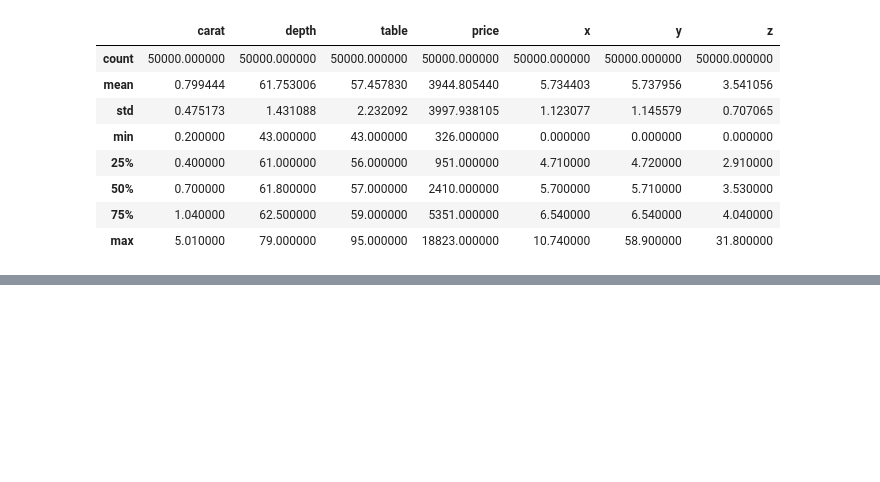
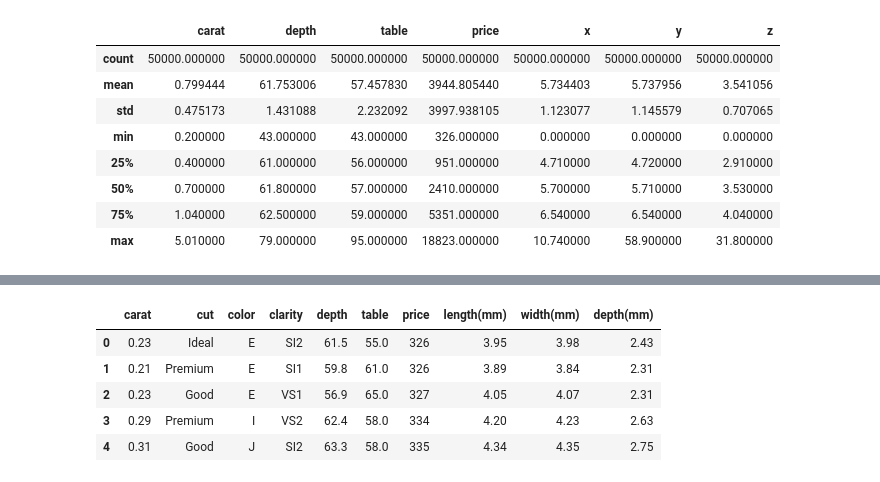
Before and after one commit to UgeneTettey/iiAfrica_IIP_ML, a Jupyter notebook: G1/diamond_price_predition/diamond_price_prediction_Model_Training.ipynb, the cells around one changed output, grey strips where cells are left out. Saved outputs shown, nothing was run; the diff lists cells and outputs as text; code cells hidden in the pictures; blank space fills up the shorter version.

```diff
--- a/G1/diamond_price_predition/diamond_price_prediction_Model_Training.ipynb
+++ b/G1/diamond_price_predition/diamond_price_prediction_Model_Training.ipynb
@@ -62,0 +127,40 @@ df.describe()
+# %%
+# function to check outliers
+
+def remove_outliers(df):
+    outlier_percentages = {}
+
+    # Iterate over each numeric column
+    for column in df.select_dtypes(include='number'):
+        # Calculate Q1 (25th percentile) and Q3 (75th percentile)
+        Q1 = df[column].quantile(0.25)
+        Q3 = df[column].quantile(0.75)
+
+        # Calculate IQR
+        IQR = Q3 - Q1
+
+        # Define bounds for outliers
+        lower_bound = Q1 - 1.5 * IQR
+        upper_bound = Q3 + 1.5 * IQR
+
+        # Identify outliers
+        outliers = df[(df[column] < lower_bound) | (df[column] > upper_bound)]
+
+        # Calculate the percentage of outliers
+        outlier_percentage = len(outliers) / len(df) * 100
+        outlier_percentages[column] = outlier_percentage
+
+        print(f"Column: {column}")
+        print(f"Number of outliers: {len(outliers)}")
+        print(f"Percentage of outliers: {outlier_percentage:.2f}%")
+
+        # Remove outliers if they exceed 20%
+        if outlier_percentage > 20:
+            df[column] = df.loc[~((df[column] < lower_bound) | (df[column] > upper_bound)), column]
+            print("Outliers removed due to exceeding 20% threshold.")
+        else:
+            print("No outliers removed.")
+
+        print()
+
+    return df, outlier_percentages
@@ -62,0 +187,9 @@ df.describe()
+# %%
+df_cleaned.head()
+# %% [output]
+|  | carat | cut | color | clarity | depth | table | price | length(mm) | width(mm) | depth(mm) |
+| 0 | 0.23 | Ideal | E | SI2 | 61.5 | 55.0 | 326 | 3.95 | 3.98 | 2.43 |
+| 1 | 0.21 | Premium | E | SI1 | 59.8 | 61.0 | 326 | 3.89 | 3.84 | 2.31 |
+| 2 | 0.23 | Good | E | VS1 | 56.9 | 65.0 | 327 | 4.05 | 4.07 | 2.31 |
+| 3 | 0.29 | Premium | I | VS2 | 62.4 | 58.0 | 334 | 4.20 | 4.23 | 2.63 |
+| 4 | 0.31 | Good | J | SI2 | 63.3 | 58.0 | 335 | 4.34 | 4.35 | 2.75 |
```
Also changed, not shown: parts of 15 cells of this notebook.
